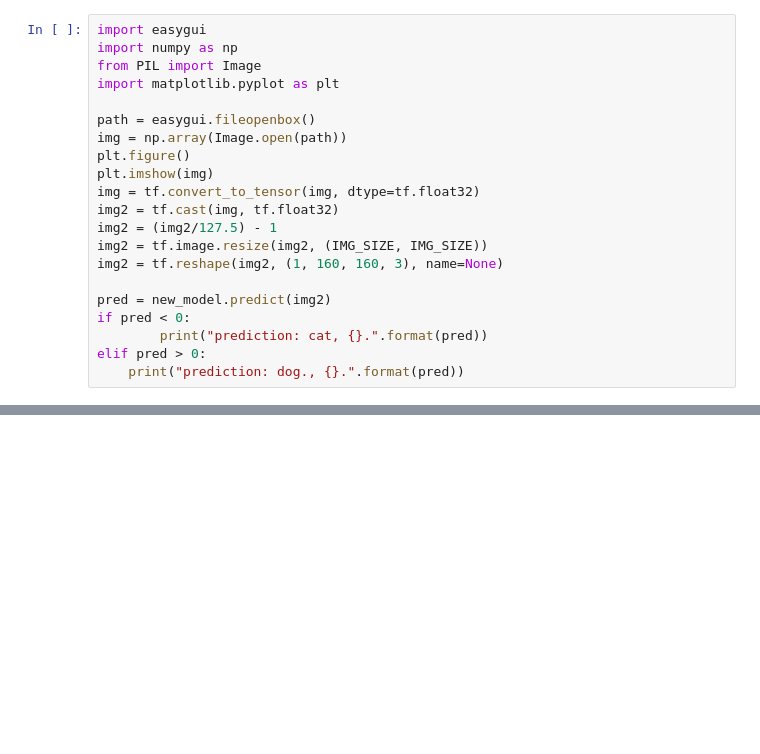
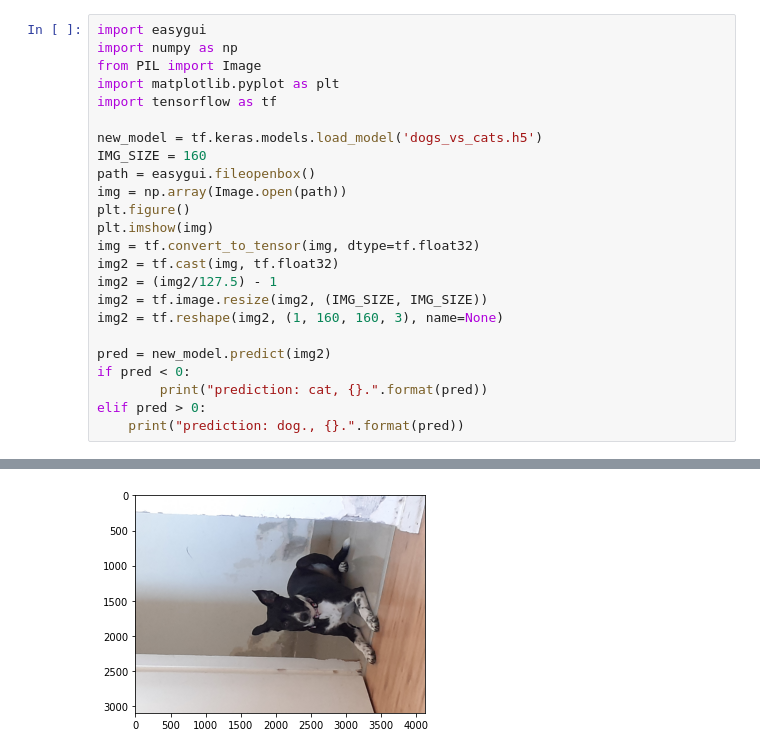
Before and after one commit to Semprini42/catsVSdogs, a Jupyter notebook: catsVSdogsPredict.ipynb, the cells around one changed output, grey strips where cells are left out. Saved outputs shown, nothing was run; the diff lists cells and outputs as text; blank space fills up the shorter version.

```diff
--- a/catsVSdogsPredict.ipynb
+++ b/catsVSdogsPredict.ipynb
@@ -3,7 +3,10 @@ import easygui
 import numpy as np
 from PIL import Image
 import matplotlib.pyplot as plt
+import tensorflow as tf
 
+new_model = tf.keras.models.load_model('dogs_vs_cats.h5')
+IMG_SIZE = 160
 path = easygui.fileopenbox()
 img = np.array(Image.open(path))
 plt.figure()
@@ -23,0 +28 @@ NameError: name 'plt' is not defined
+[figure, added]
```
Also changed, not shown: parts of 1 cell of this notebook.
